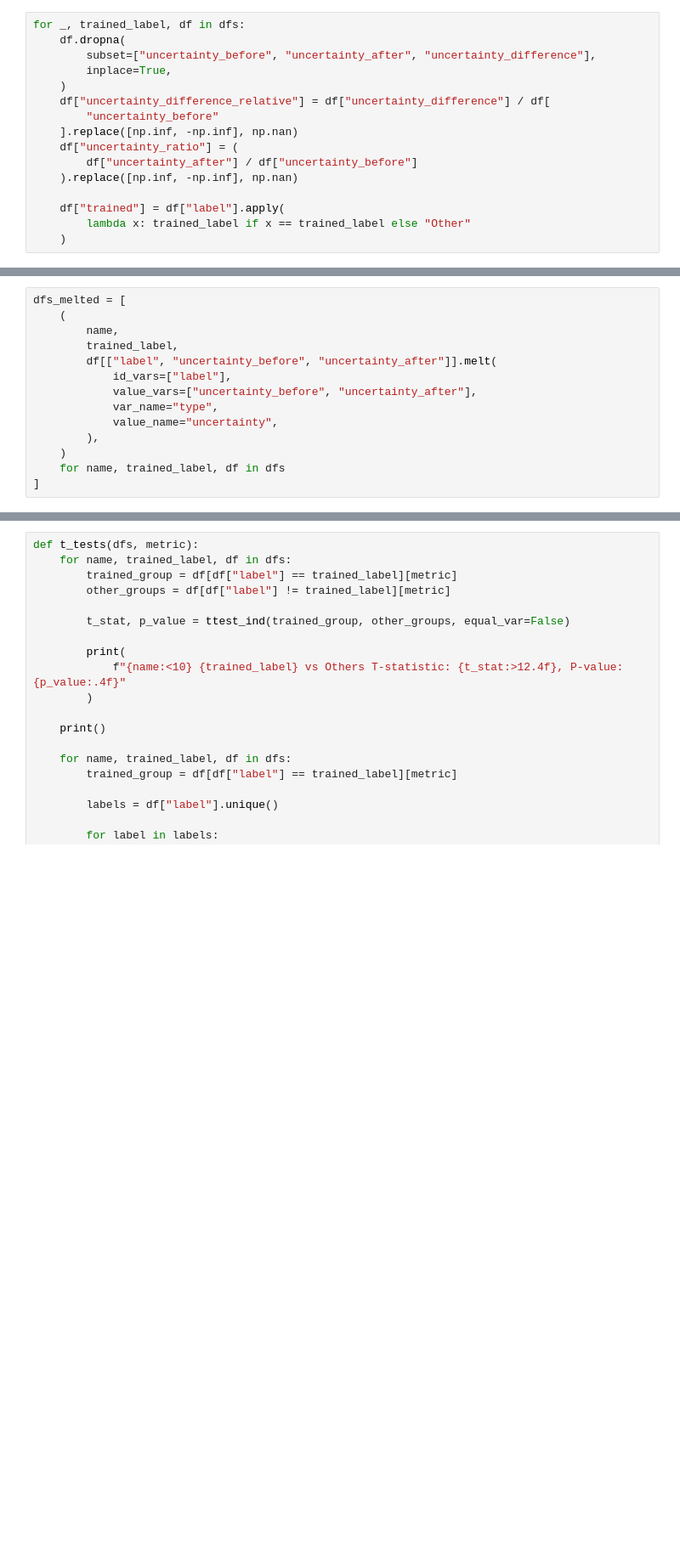
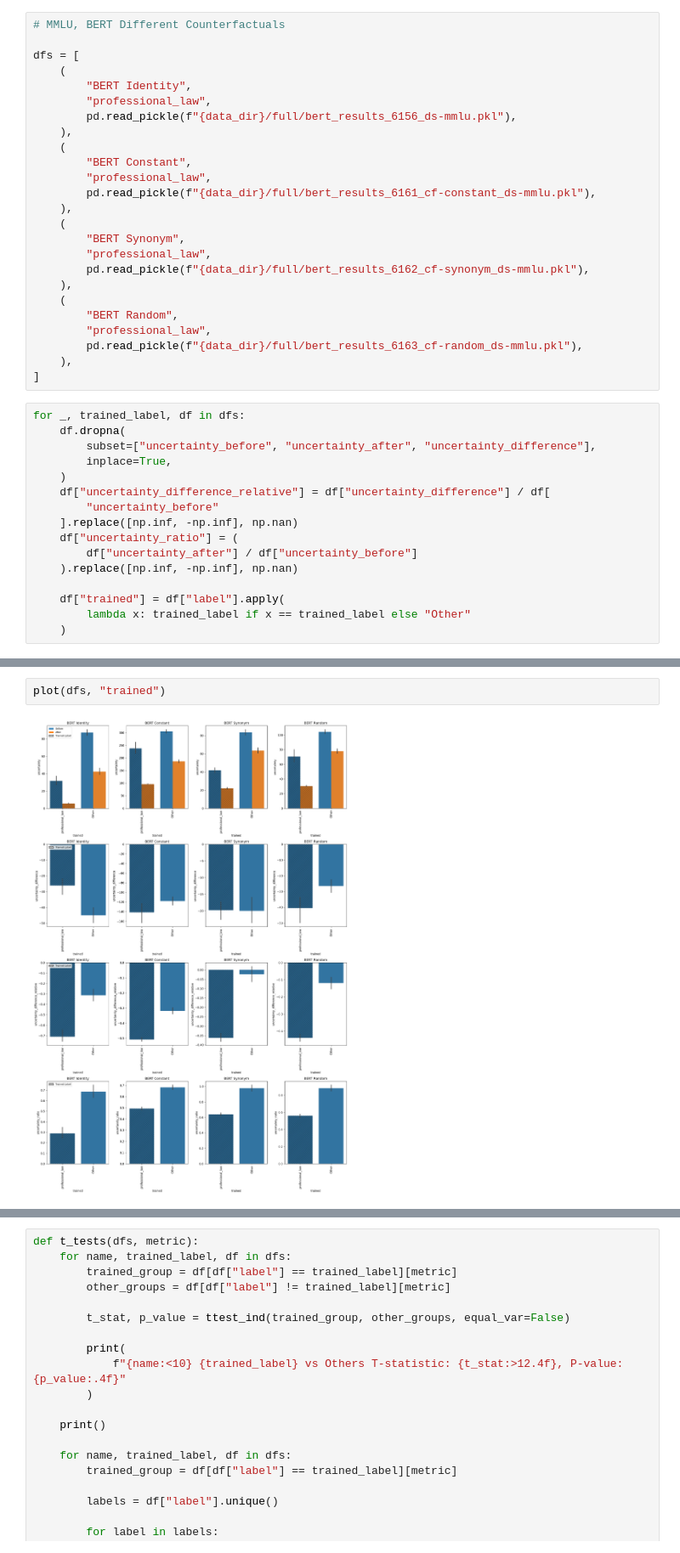
Before and after one commit to ngruenefeld/gradient-uncertainty, a Jupyter notebook: notebooks/bert_eval.ipynb, the cells around one changed output, grey strips where cells are left out. Shown at 85% size. Cells and saved outputs as stored; diff of their text form; blank space fills up the shorter version.

Commit message:
MMLU eval

```diff
--- a/notebooks/bert_eval.ipynb
+++ b/notebooks/bert_eval.ipynb
@@ -414,3 +445,28 @@ dfs = [
+# %%
+# MMLU, BERT Different Counterfactuals
+
+dfs = [
+    (
+        "BERT Identity",
+        "professional_law",
+        pd.read_pickle(f"{data_dir}/full/bert_results_6156_ds-mmlu.pkl"),
+    ),
+    (
+        "BERT Constant",
+        "professional_law",
+        pd.read_pickle(f"{data_dir}/full/bert_results_6161_cf-constant_ds-mmlu.pkl"),
+    ),
+    (
+        "BERT Synonym",
+        "professional_law",
+        pd.read_pickle(f"{data_dir}/full/bert_results_6162_cf-synonym_ds-mmlu.pkl"),
+    ),
+    (
+        "BERT Random",
+        "professional_law",
+        pd.read_pickle(f"{data_dir}/full/bert_results_6163_cf-random_ds-mmlu.pkl"),
+    ),
+]
 # %%
 for _, trained_label, df in dfs:
     df.dropna(
@@ -444,14 +485,0 @@ dfs_trained_melted = [
-# %%
-dfs_melted = [
-    (
-        name,
-        trained_label,
-        df[["label", "uncertainty_before", "uncertainty_after"]].melt(
-            id_vars=["label"],
-            value_vars=["uncertainty_before", "uncertainty_after"],
-            var_name="type",
-            value_name="uncertainty",
-        ),
-    )
-    for name, trained_label, df in dfs
-]
@@ -601,0 +596,4 @@ plt.tight_layout()
+# %%
+plot(dfs, "trained")
+# %% [output]
+[figure, added]
```
Also changed, not shown: parts of 17 cells of this notebook.
